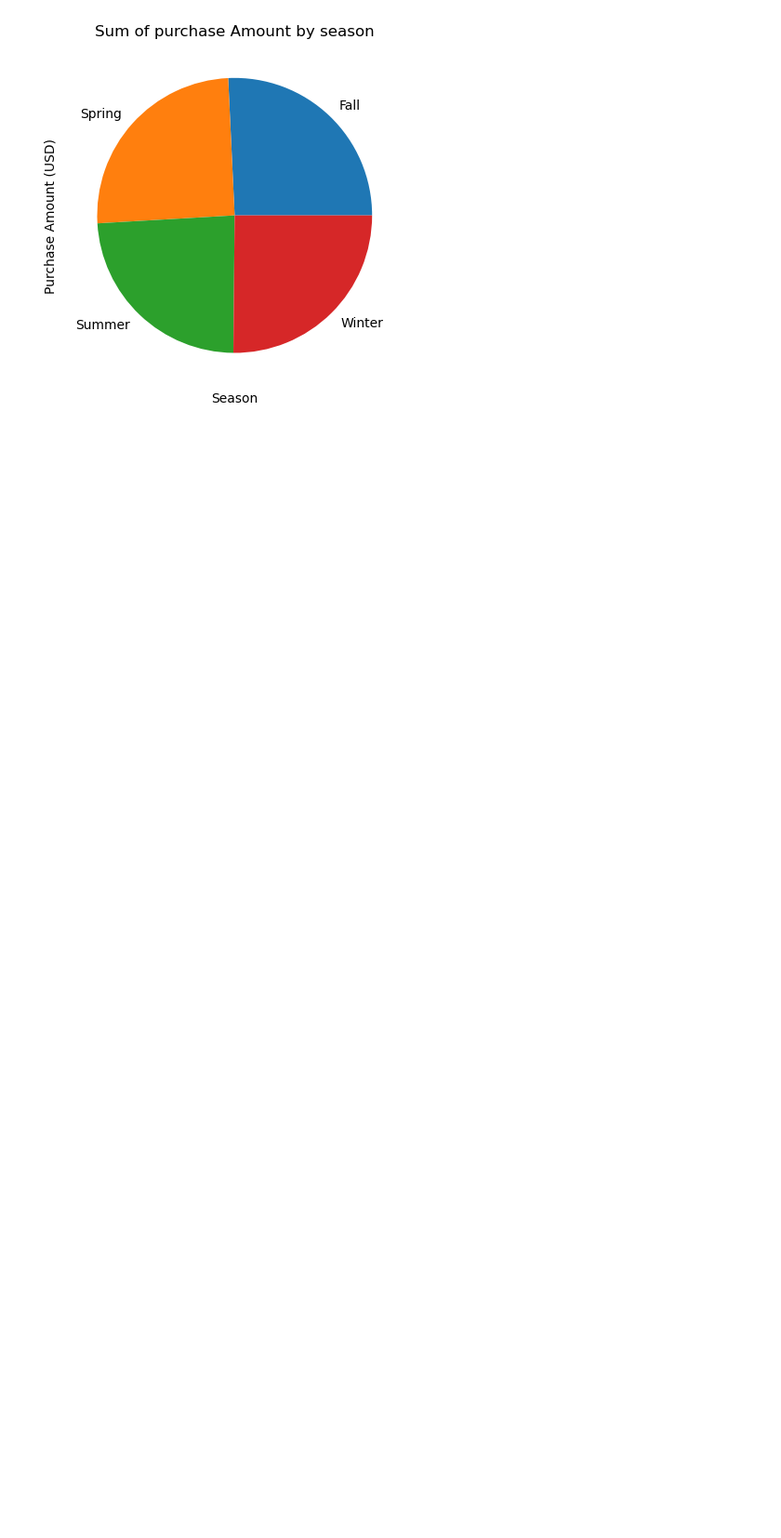
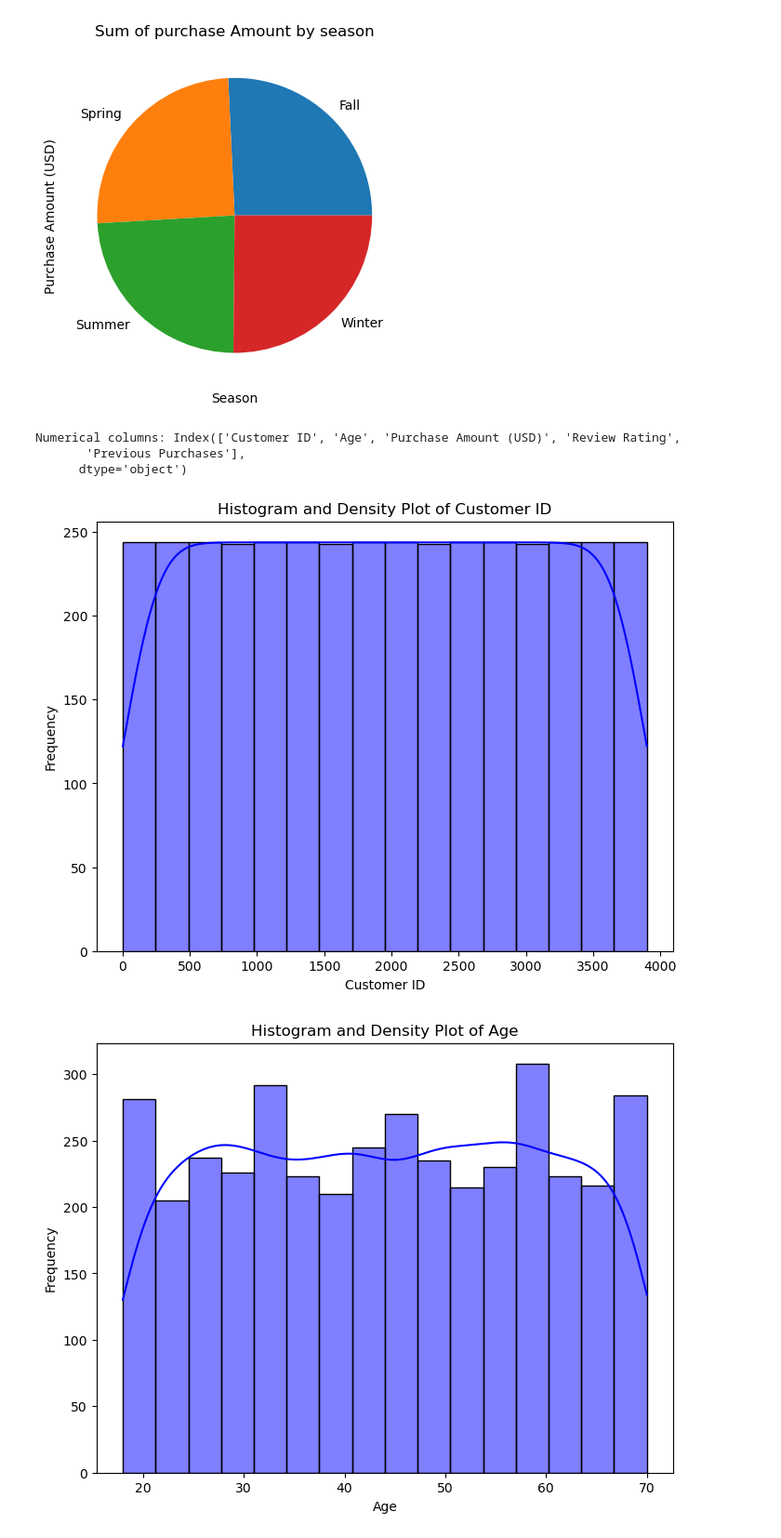
Before and after one commit to samwanyua/Shopping-Trends-Exploratory-Data-Analysis-EDA-Project, a Jupyter notebook: notebook.ipynb, the cells around one changed output. Shown at 93% size. Saved outputs shown, nothing was run; the diff lists cells and outputs as text; code cells hidden in the pictures; blank space fills up the shorter version.

Commit message:
Data visualization

```diff
--- a/notebook.ipynb
+++ b/notebook.ipynb
@@ -312,3 +308,32 @@ plt.xlabel("Season")
 plt.show()
 # %% [output]
 [figure]
+# %%
+# Get numerical columns
+numerical_cols = data.select_dtypes(include=['float64', 'int64']).columns
+
+# Print numerical columns
+print("Numerical columns:", numerical_cols)
+# %% [output]
+Numerical columns: Index(['Customer ID', 'Age', 'Purchase Amount (USD)', 'Review Rating',
+       'Previous Purchases'],
+      dtype='object')
+# %%
+import seaborn as sns
+# Create histogram and density plots for numerical columns
+for col in numerical_cols:
+    plt.figure(figsize=(8, 6))
+
+    # Histogram with KDE (Kernel Density Estimation)
+    sns.histplot(data[col], kde=True, color='blue')
+
+    # Add title and labels
+    plt.title(f'Histogram and Density Plot of {col}')
+    plt.xlabel(col)
+    plt.ylabel('Frequency')
+
+    # Show plot
+    plt.show()
+# %% [output]
+[figure, added]
+[figure, added]
```
Also changed, not shown: parts of 6 cells of this notebook.
